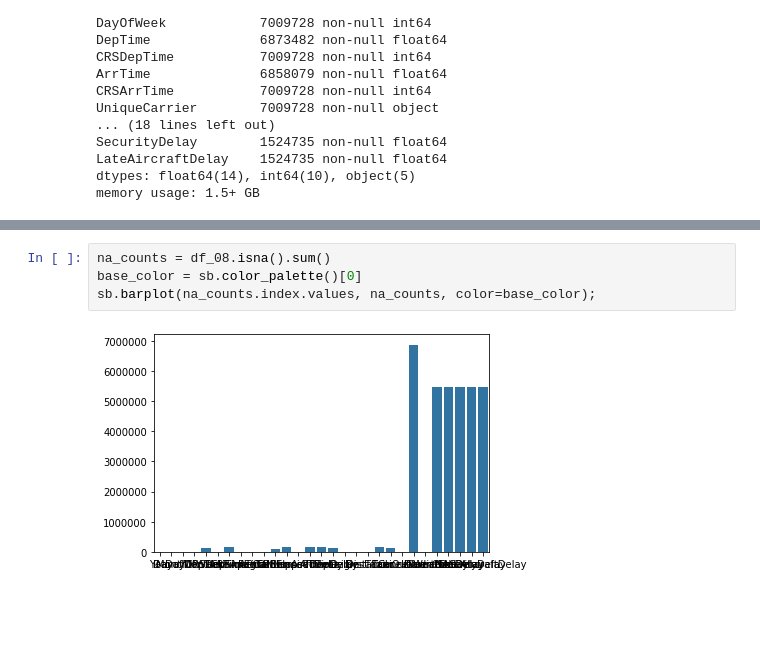
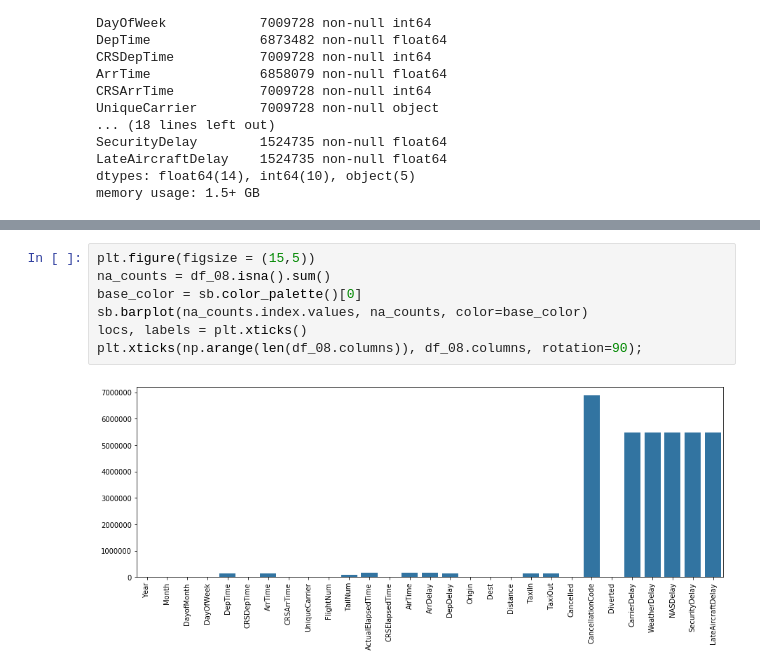
Before and after one commit to chpolyzo/Flight-Delays, a Jupyter notebook: manal.ipynb, the cells around one changed output, grey strips where cells are left out. Cells and saved outputs as stored; diff of their text form; blank space fills up the shorter version.

```diff
--- a/manal.ipynb
+++ b/manal.ipynb
@@ -49,6 +82,9 @@ memory usage: 1.5+ GB
 # %%
+plt.figure(figsize = (15,5))
 na_counts = df_08.isna().sum()
 base_color = sb.color_palette()[0]
-sb.barplot(na_counts.index.values, na_counts, color=base_color);
+sb.barplot(na_counts.index.values, na_counts, color=base_color)
+locs, labels = plt.xticks()
+plt.xticks(np.arange(len(df_08.columns)), df_08.columns, rotation=90);
 # %% [output]
-[figure, old version]
+[figure, new version]
```
Also changed, not shown: parts of 5 cells of this notebook.
